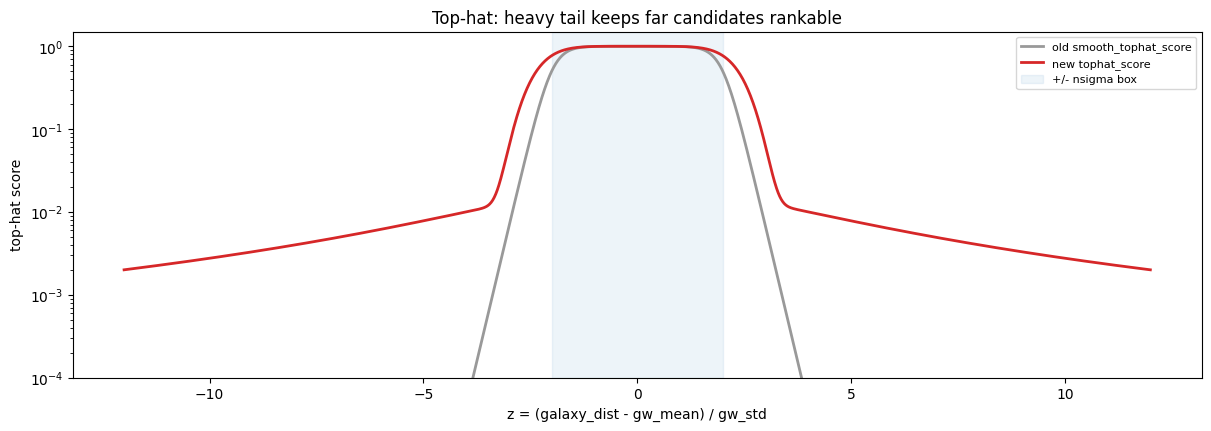
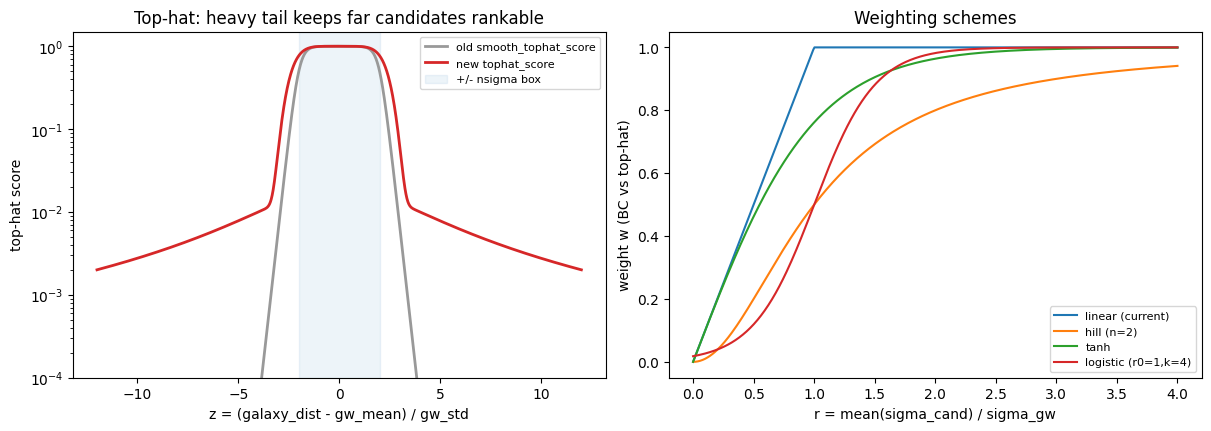
The notebook cell's code change between the first figure and the second:
--- before
+++ after
@@ -32,5 +32,5 @@
 dist = base_loc + z * base_std
 
-fig, (axL) = plt.subplots(1, 1, figsize=(12, 4.2), constrained_layout=True)
+fig, (axL, axR) = plt.subplots(1, 2, figsize=(12, 4.2), constrained_layout=True)
 
 axL.plot(z, [smooth_tophat_score(d, base_loc, base_std) for d in dist],
@@ -46,14 +46,14 @@
 axL.legend(fontsize=8)
 
-# r = np.linspace(0, 4, 400)
-# sig = base_std
-# axR.plot(r, [float(weight_linear(sig, ri*sig, ri*sig)) for ri in r], label="linear (current)")
-# axR.plot(r, [float(weight_hill(sig, ri*sig, ri*sig)) for ri in r], label="hill (n=2)")
-# axR.plot(r, [float(weight_tanh(sig, ri*sig, ri*sig)) for ri in r], label="tanh")
-# axR.plot(r, [float(weight_logistic(sig, ri*sig, ri*sig)) for ri in r], label="logistic (r0=1,k=4)")
-# axR.set_xlabel("r = mean(sigma_cand) / sigma_gw")
-# axR.set_ylabel("weight w (BC vs top-hat)")
-# axR.set_title("Weighting schemes")
-# axR.legend(fontsize=8)
+r = np.linspace(0, 4, 400)
+sig = base_std
+axR.plot(r, [float(weight_linear(ri)) for ri in r], label="linear (current)")
+axR.plot(r, [float(weight_hill(ri)) for ri in r], label="hill (n=2)")
+axR.plot(r, [float(weight_tanh(ri)) for ri in r], label="tanh")
+axR.plot(r, [float(weight_logistic(ri)) for ri in r], label="logistic (r0=1,k=4)")
+axR.set_xlabel("r = mean(sigma_cand) / sigma_gw")
+axR.set_ylabel("weight w (BC vs top-hat)")
+axR.set_title("Weighting schemes")
+axR.legend(fontsize=8)
 
 fig.savefig("hybrid_new/diagnostics/tophat_and_weighting.png", dpi=150, bbox_inches="tight")

Commit: Poster Working